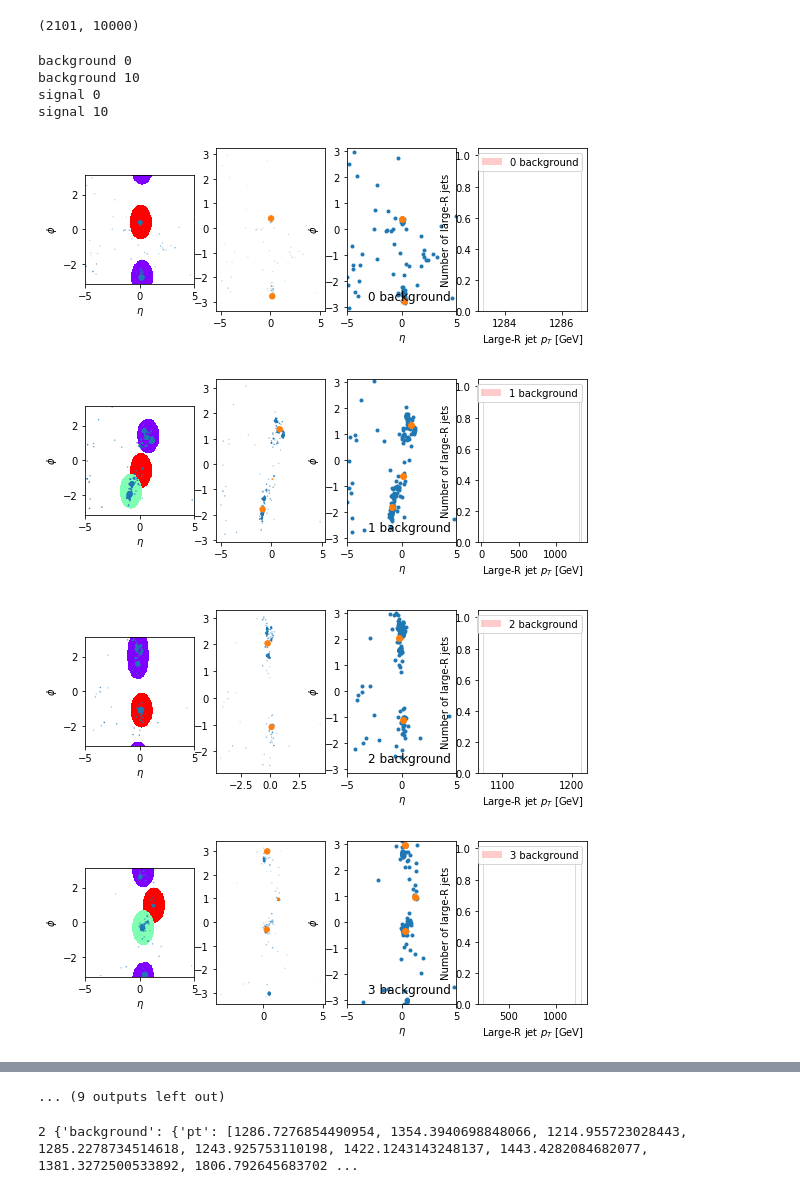
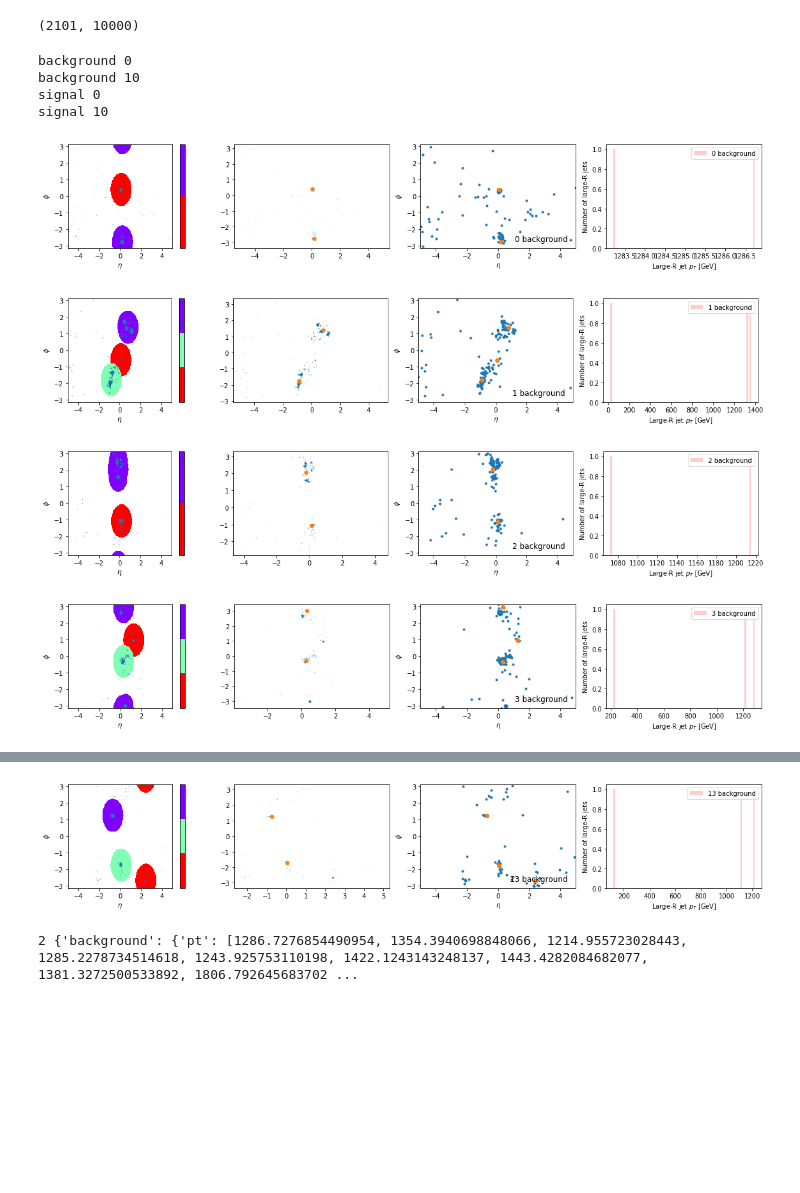
Before and after one commit to maxxrichard/LHCOlympics2020, a Jupyter notebook: notebook/LHCOlympics2020_pyjetexample.ipynb, the cells around one changed output, grey strips where cells are left out. Saved outputs shown, nothing was run; the diff lists cells and outputs as text; code cells hidden in the pictures; blank space fills up the shorter version.

Commit message:
Add colorbar

```diff
--- a/notebook/LHCOlympics2020_pyjetexample.ipynb
+++ b/notebook/LHCOlympics2020_pyjetexample.ipynb
@@ -42,7 +42,7 @@ for mytype in ['background','signal']:
     all_smallRjets_ghost[mytype]=[]
     all_hadrons_ghost[mytype]=[]
 
-    for ievt in range(2): #len(events_combined)):
+    for ievt in range(20): #len(events_combined)):
         if ievt%10==0:
             print(mytype,ievt)
         issignal = events_combined[ievt][2100]
@@ -90,7 +90,7 @@ for mytype in ['background','signal']:
             all_smallRjets_ghost[mytype] += [smallRjets_ghost]
 
         if plotArea:
-            fig = plt.figure(figsize=(9, 3))
+            fig = plt.figure(figsize=(20, 3))
 
             # pick a different color for each jet
             colors = cm.rainbow(np.linspace(0, 1, len(largeRjets_ghost)))
@@ -105,9 +105,12 @@ for mytype in ['background','signal']:
                 area += (jetarea > 0) * (ijet + 1)
 
             # plot all areas
-            ax.imshow(np.ma.masked_where(area == 0, area).T, cmap=cmap,
+            plt.imshow(np.ma.masked_where(area == 0, area).T, cmap=cmap,
                       extent=extent, aspect=(eta_max - eta_min) / (2*np.pi),
                       interpolation='none', origin='lower')
+            cbar = plt.colorbar()
+            cbar.ax.invert_yaxis()
+
 
             # overlay original event
             particles = pseudojets_input
@@ -123,34 +126,34 @@ for mytype in ['background','signal']:
 #                 fontsize=12)
 
             jets_eta = [all_largeRjets[mytype][-1][ijet].eta for ijet in range(len(all_largeRjets[mytype][-1]))]
             jets_phi = [all_largeRjets[mytype][-1][ijet].phi for ijet in range(len(all_largeRjets[mytype][-1]))]
             jets_pt = np.array([all_largeRjets[mytype][-1][ijet].pt for ijet in range(len(all_largeRjets[mytype][-1]))])
             ax = fig.add_subplot(1, 4, 2)
             plt.scatter(x=all_hadrons[mytype][-1]['eta'], y=all_hadrons[mytype][-1]['phi'], s=30 * all_hadrons[mytype][-1]['pT'] / all_hadrons[mytype][-1]['pT'].max(), marker='.')
             plt.scatter(x=jets_eta, y=jets_phi, s=30 * jets_pt/max(jets_pt), marker='o')
             ax = fig.add_subplot(1, 4, 3)
             plt.scatter(x=all_hadrons[mytype][-1]['eta'], y=all_hadrons[mytype][-1]['phi'], marker='.')
             plt.scatter(x=jets_eta, y=jets_phi, marker='o')
             ax.set_xlim(extent[:2])
             ax.set_ylim(extent[2:])
             plt.xlabel(r'$\eta$')
             plt.ylabel(r'$\phi$')
             ax.text(0.95, 0.05, str(ievt)+' '+mytype,
                 verticalalignment='bottom', horizontalalignment='right',
                 transform=ax.transAxes,
                 fontsize=12)
 
             ax = fig.add_subplot(1, 4, 4)
             plt.hist(jets_pt, bins=100, facecolor='r', alpha=0.2, label=str(ievt)+' '+mytype)
             plt.xlabel(r'Large-R jet $p_{T}$ [GeV]')
             plt.ylabel('Number of large-R jets')
             plt.legend(loc='upper right')
 # %% [output]
 background 0
 background 10
 signal 0
 signal 10
-[figure, old version]
+[figure, new version]
-[figure, old version]
+[figure, new version]
-[figure, old version]
+[figure, new version]
-[figure, old version]
+[figure, new version]
@@ -164,4 +167,4 @@ signal 10
-... (9 outputs left out)
+[figure, added]
 # %%
 def getJet(alljets, index):
     jet = {}
```
Also changed, not shown: parts of 2 cells of this notebook.
